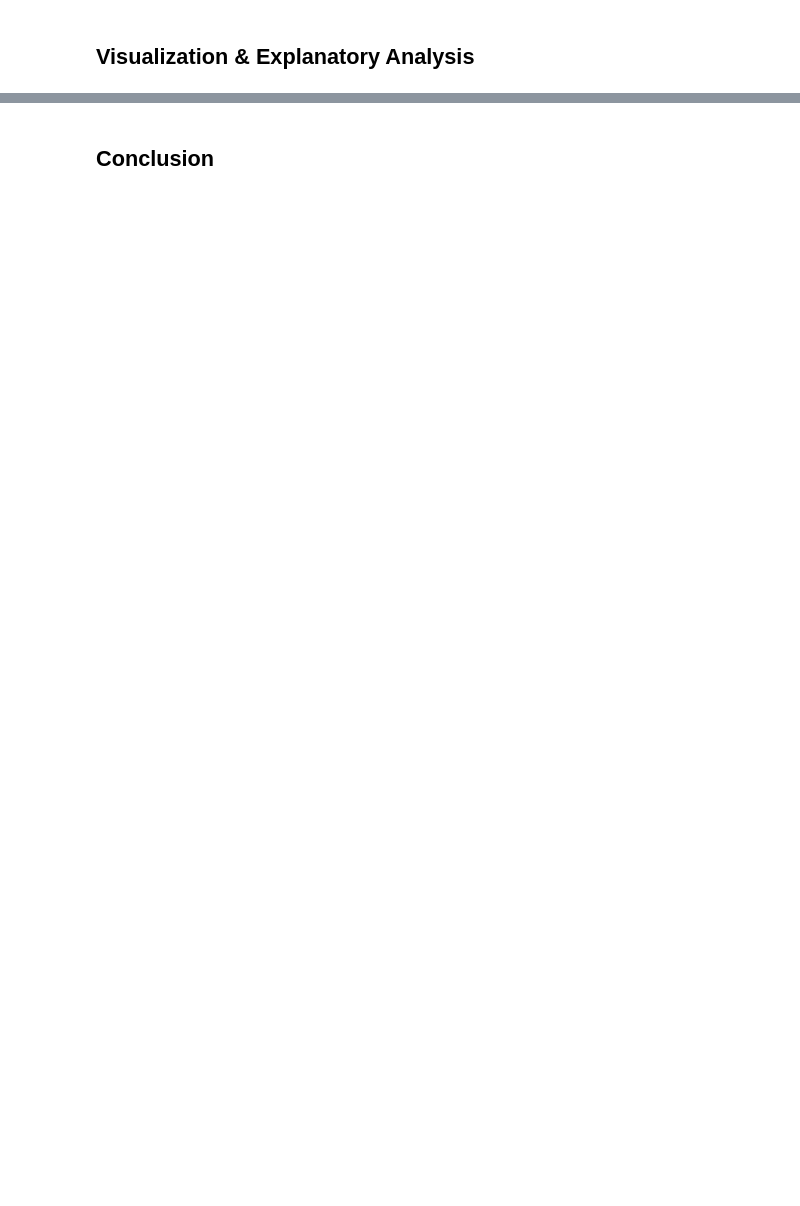
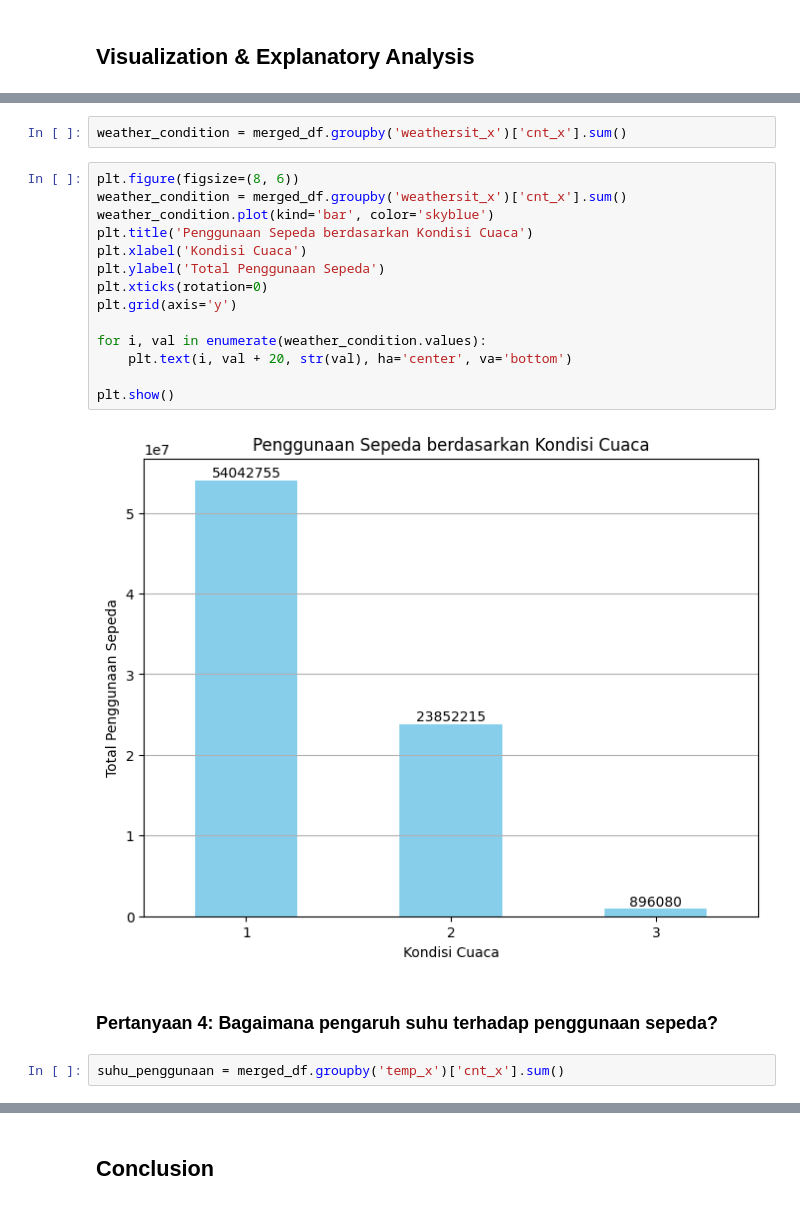
Before and after one commit to habibiramadhan/Simple-Analisis-Data, a Jupyter notebook: Copy_of_Proyek_Analisis_Data.ipynb, the cells around one changed output, grey strips where cells are left out. Cells and saved outputs as stored; diff of their text form; blank space fills up the shorter version.

```diff
--- a/Copy_of_Proyek_Analisis_Data.ipynb
+++ b/Copy_of_Proyek_Analisis_Data.ipynb
@@ -201,0 +453,22 @@ Data Duplicate:  0
+# %%
+weather_condition = merged_df.groupby('weathersit_x')['cnt_x'].sum()
+# %%
+plt.figure(figsize=(8, 6))
+weather_condition = merged_df.groupby('weathersit_x')['cnt_x'].sum()
+weather_condition.plot(kind='bar', color='skyblue')
+plt.title('Penggunaan Sepeda berdasarkan Kondisi Cuaca')
+plt.xlabel('Kondisi Cuaca')
+plt.ylabel('Total Penggunaan Sepeda')
+plt.xticks(rotation=0)
+plt.grid(axis='y')
+
+for i, val in enumerate(weather_condition.values):
+    plt.text(i, val + 20, str(val), ha='center', va='bottom')
+
+plt.show()
+# %% [output]
+[figure, added]
+# %% [markdown]
+### Pertanyaan 4: Bagaimana pengaruh suhu terhadap penggunaan sepeda?
+# %%
+suhu_penggunaan = merged_df.groupby('temp_x')['cnt_x'].sum()
```
Also changed, not shown: parts of 40 cells of this notebook, 1 other file.
